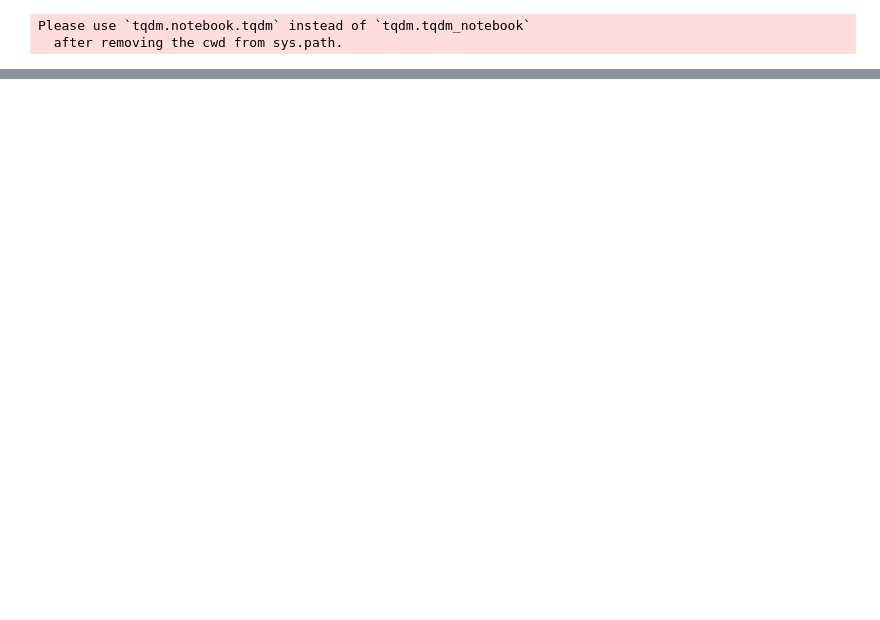
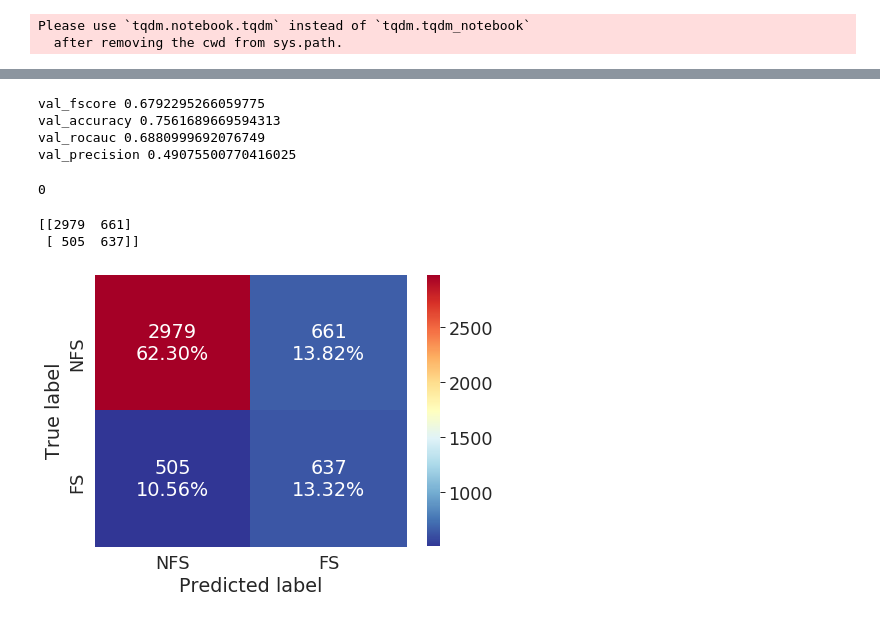
Before and after one commit to hate-alert/Fear-speech-analysis, a Jupyter notebook: Inference.ipynb, the cells around one changed output, grey strips where cells are left out. Cells and saved outputs as stored; diff of their text form; code cells hidden in the pictures; blank space fills up the shorter version.

```diff
--- a/Inference.ipynb
+++ b/Inference.ipynb
@@ -310,4 +302,4 @@ whatsapp_data_pred[whatsapp_data_pred['fear_speech_label']==1][['message_text','
 # %%
-whatsapp_data_pred[whatsapp_data_pred['fear_speech_label']>1][['message_text','fold_1','fold_2','fold_3','fold_4','fold_5']].sample(30).to_csv('Fear_speech_samples.csv')
+temp=whatsapp_data_pred[whatsapp_data_pred['fear_speech_label']>1][['message_text','fold_1','fold_2','fold_3','fold_4','fold_5']]
 # %%
 whatsapp_data_pred[whatsapp_data_pred['fold_1']>0.9].sample(1).iloc[0]['message_text']
@@ -340,0 +432,21 @@ temp.to_csv(parent_path+'Fear_speech_user.csv',index=False)
+# %%
+params={'model_path':'xlm-roberta-base',
+        'preprocess_doc':False,
+        'max_length':256,
+        'batch_size':16,
+        'hidden_size':128,
+        'weights':[1.0,1.0],
+        'load_saved':True,
+        'seq_model':'lstm',
+        'data_path':parent_path+'Fearspeech_data_final.pkl',
+        'max_sentences_per_doc':5,
+        'transformer_type':'normal_transformer',
+        'take_tokens_from':'last',
+        'device':'cpu',
+        'learning_rate':2e-5,
+        'epsilon':1e-8,
+        'random_seed':2020,
+        'epochs':20,
+        'max_memory':0.6,
+        'freeze_bert':False
+       }
@@ -340,0 +691,10 @@ temp.to_csv(parent_path+'Fear_speech_user.csv',index=False)
+# %%
+ print('val_fscore',testf1)
+print('val_accuracy',testacc)
+print('val_rocauc',testrocauc)
+print('val_precision',testprecision)
+# %% [output]
+val_fscore 0.6792295266059775
+val_accuracy 0.7561689669594313
+val_rocauc 0.6880999692076749
+val_precision 0.49075500770416025
@@ -340,0 +725,27 @@ temp.to_csv(parent_path+'Fear_speech_user.csv',index=False)
+# %%
+len(list_dict)
+# %% [output]
+0
+# %%
+from sklearn.metrics import confusion_matrix#Fit the model
+cf_matrix = confusion_matrix(y_ground_all,y_pred_all)
+print(cf_matrix)
+# %% [output]
+[[2979  661]
+ [ 505  637]]
+# %%
+import seaborn as sns
+import matplotlib.pyplot as plt
+import matplotlib
+matplotlib.rcParams['figure.figsize'] = (7, 5)
+sns.set(context='paper',style='white',font_scale=2.0)
+
+#labels = [‘True Neg’,’False Pos’,’False Neg’,’True Pos’]
+categories = ['NFS', 'FS']
+make_confusion_matrix(cf_matrix,
+                      categories=categories,
+                      cmap='RdYlBu_r',
+                      sum_stats=False)
+plt.savefig('../Fear_speech_results/confusion_matrix.pdf',bbox_inches='tight',dpi=400)
+# %% [output]
+[figure, added]
```
Also changed, not shown: parts of 25 cells of this notebook, 10 other files.
